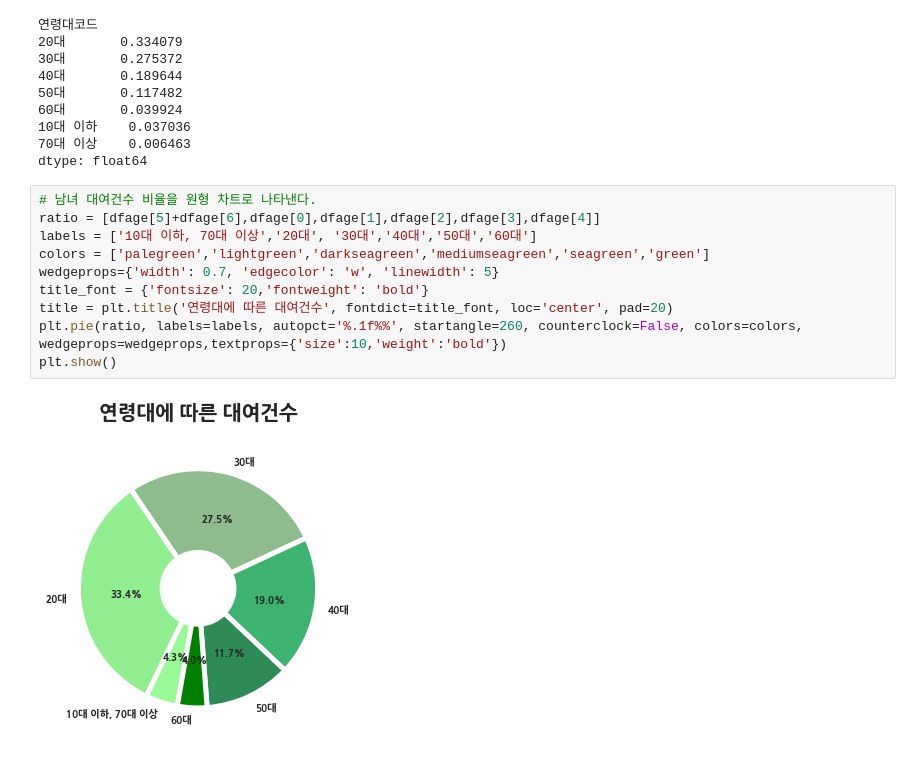
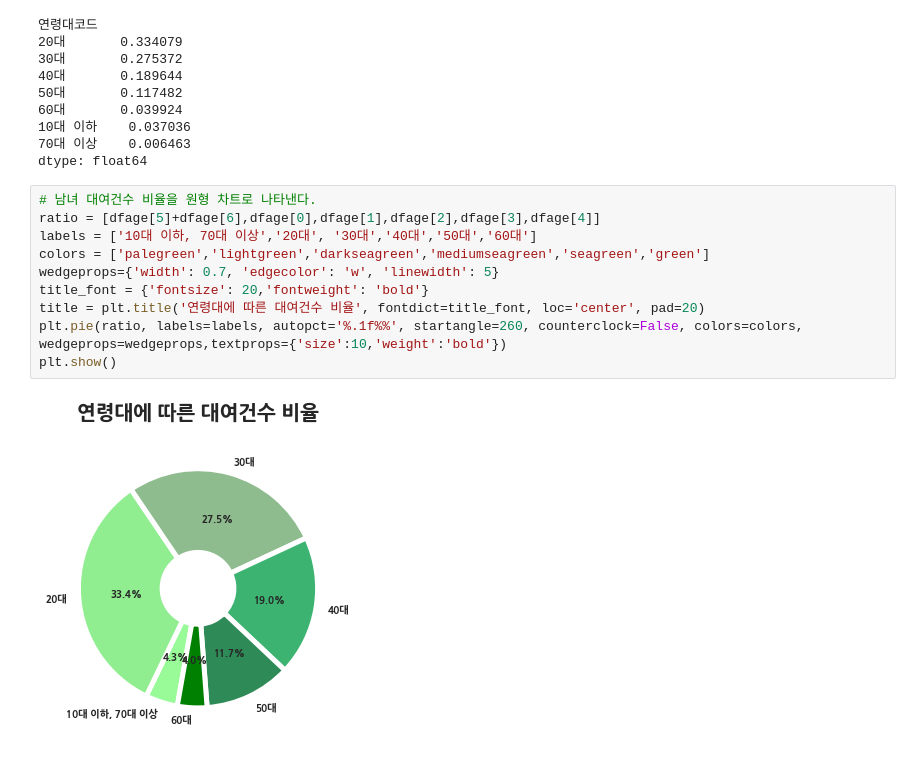
Before and after one commit to yunju727/Opensource-Project, a Jupyter notebook: main.ipynb, the cells around one changed output. Cells and saved outputs as stored; diff of their text form.

```diff
--- a/main.ipynb
+++ b/main.ipynb
@@ -309,12 +365,12 @@ dtype: float64
 # %%
 # 남녀 대여건수 비율을 원형 차트로 나타낸다.
 ratio = [dfage[5]+dfage[6],dfage[0],dfage[1],dfage[2],dfage[3],dfage[4]]
 labels = ['10대 이하, 70대 이상','20대', '30대','40대','50대','60대']
 colors = ['palegreen','lightgreen','darkseagreen','mediumseagreen','seagreen','green']
 wedgeprops={'width': 0.7, 'edgecolor': 'w', 'linewidth': 5}
 title_font = {'fontsize': 20,'fontweight': 'bold'}
-title = plt.title('연령대에 따른 대여건수', fontdict=title_font, loc='center', pad=20)
+title = plt.title('연령대에 따른 대여건수 비율', fontdict=title_font, loc='center', pad=20)
 plt.pie(ratio, labels=labels, autopct='%.1f%%', startangle=260, counterclock=False, colors=colors, wedgeprops=wedgeprops,textprops={'size':10,'weight':'bold'})
 plt.show()
 # %% [output]
-[figure, old version]
+[figure, new version]
```
Also changed, not shown: parts of 10 cells of this notebook.
